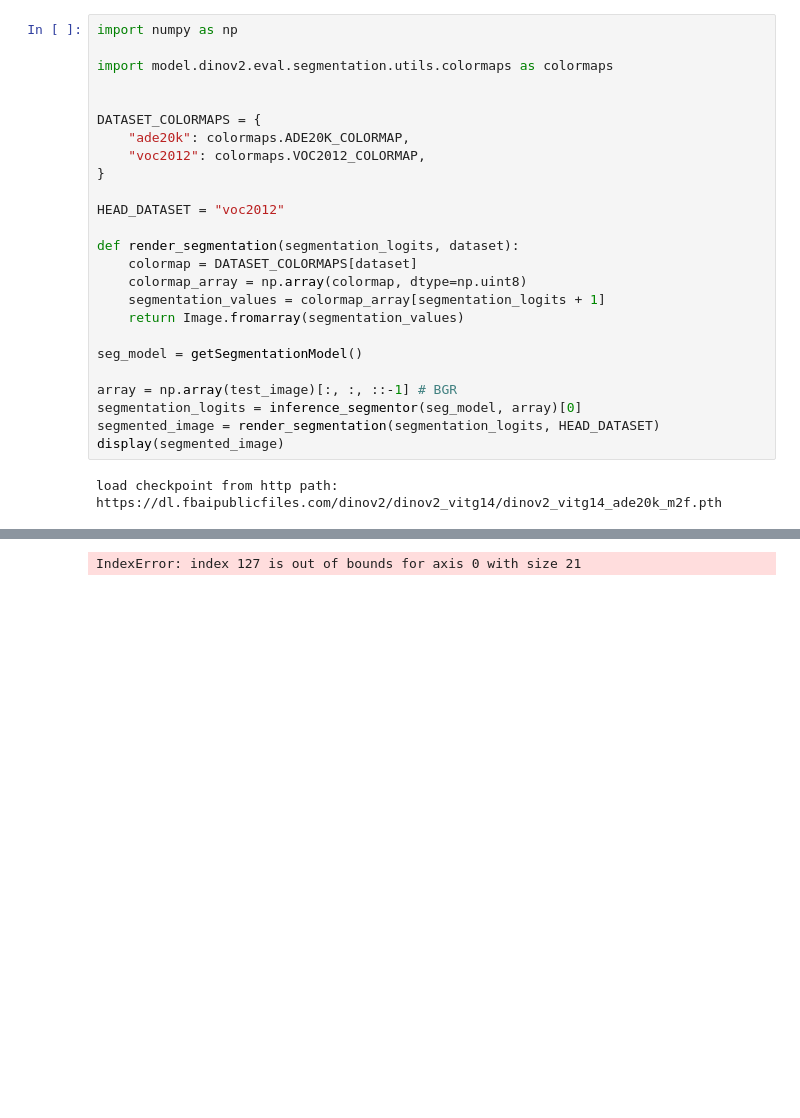
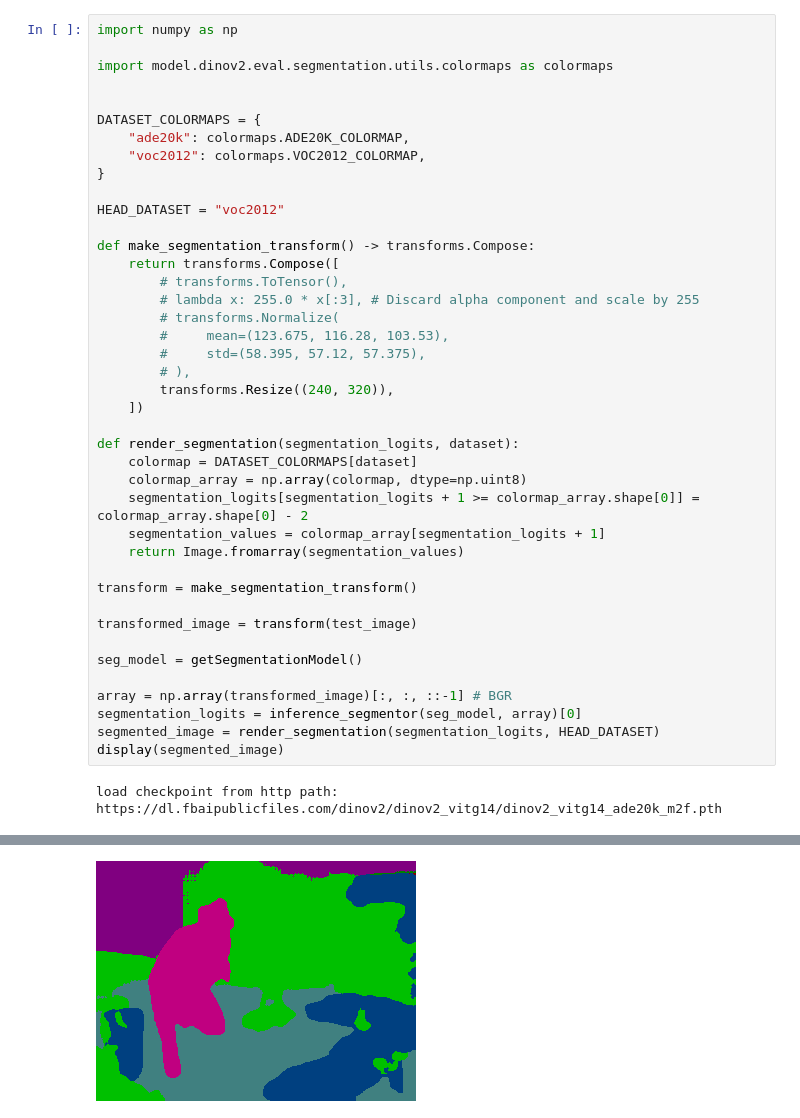
Before and after one commit to Lapernum/IM4WAV, a Jupyter notebook: model/layer/test.ipynb, the cells around one changed output, grey strips where cells are left out. Cells and saved outputs as stored; diff of their text form; blank space fills up the shorter version.

Commit message:
solve a bug in segmentation

```diff
--- a/model/layer/test.ipynb
+++ b/model/layer/test.ipynb
@@ -68,15 +67,31 @@ DATASET_COLORMAPS = {
 
 HEAD_DATASET = "voc2012"
 
+def make_segmentation_transform() -> transforms.Compose:
+    return transforms.Compose([
+        # transforms.ToTensor(),
+        # lambda x: 255.0 * x[:3], # Discard alpha component and scale by 255
+        # transforms.Normalize(
+        #     mean=(123.675, 116.28, 103.53),
+        #     std=(58.395, 57.12, 57.375),
+        # ),
+        transforms.Resize((240, 320)),
+    ])
+
 def render_segmentation(segmentation_logits, dataset):
     colormap = DATASET_COLORMAPS[dataset]
     colormap_array = np.array(colormap, dtype=np.uint8)
+    segmentation_logits[segmentation_logits + 1 >= colormap_array.shape[0]] = colormap_array.shape[0] - 2
     segmentation_values = colormap_array[segmentation_logits + 1]
     return Image.fromarray(segmentation_values)
 
+transform = make_segmentation_transform()
+
+transformed_image = transform(test_image)
+
 seg_model = getSegmentationModel()
 
-array = np.array(test_image)[:, :, ::-1] # BGR
+array = np.array(transformed_image)[:, :, ::-1] # BGR
 segmentation_logits = inference_segmentor(seg_model, array)[0]
 segmented_image = render_segmentation(segmentation_logits, HEAD_DATASET)
 display(segmented_image)
@@ -86 +100 @@ Downloading: "https://dl.fbaipublicfiles.com/dinov2/dinov2_vitg14/dinov2_vitg14_
-IndexError: index 127 is out of bounds for axis 0 with size 21
+[figure, added]
```
Also changed, not shown: parts of 4 cells of this notebook, 1 other file.
